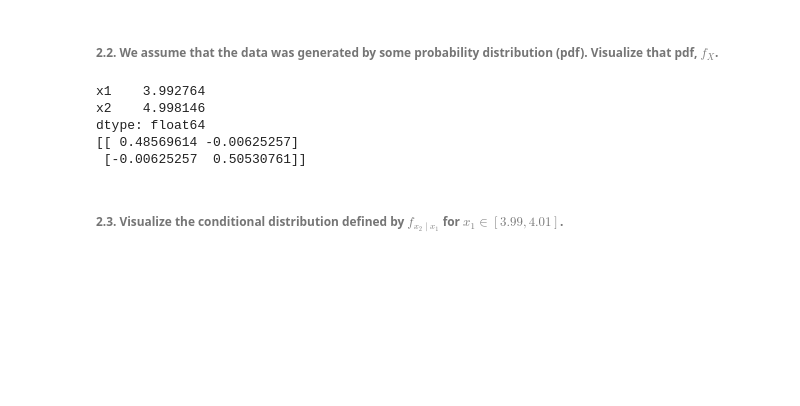
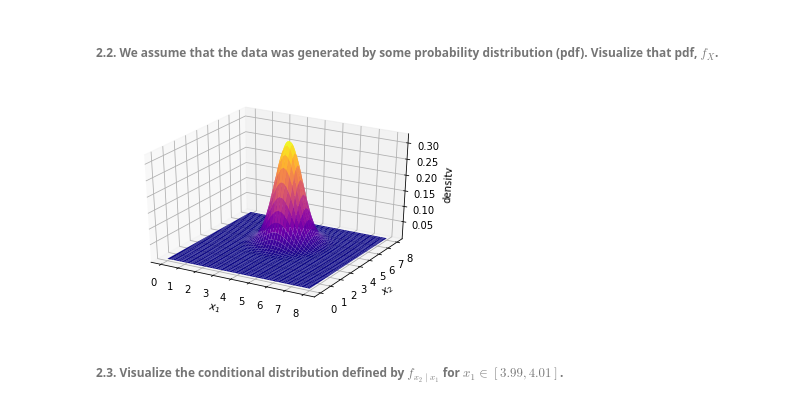
Before and after one commit to ezou20/AM_207_fall_2018, a Jupyter notebook: homeworks/AM207_HW3.ipynb, the cells around one changed output. Cells and saved outputs as stored; diff of their text form; code cells hidden in the pictures; blank space fills up the shorter version.

```diff
--- a/homeworks/AM207_HW3.ipynb
+++ b/homeworks/AM207_HW3.ipynb
@@ -167,18 +194,34 @@ Text(0,0.5,'x2')
 [figure]
 # %% [markdown]
 ###### 2.2. We assume that the data was generated by some probability distribution (pdf).  Visualize that pdf, $f_X$.
-# %%
-mean = np.mean(df, axis=0)
-cov = np.cov(df, rowvar=0)
-pdf = scipy.stats.multivariate_normal(df, mean, cov)
-print(mean)
-print(cov)
-# %% [output]
-x1    3.992764
-x2    4.998146
-dtype: float64
-[[ 0.48569614 -0.00625257]
- [-0.00625257  0.50530761]]
+# %%
+mean = np.mean(df, axis=0)
+cov = np.cov(df, rowvar=0)
+
+from mpl_toolkits.mplot3d import Axes3D
+
+# Calculate mean and covariance matrix
+mean = np.mean(df, axis=0)
+cov = np.cov(df, rowvar=False)
+rv = scipy.stats.multivariate_normal(mean, cov)
+
+# Create grid and multivariate normal
+x = np.linspace(0, 8, 1000)
+y = np.linspace(0, 8, 1000)
+X, Y = np.meshgrid(x,y)
+p = np.empty(X.shape + (2,))
+p[:, :, 0] = X; p[:, :, 1] = Y
+
+# Make the plot
+fig = plt.figure()
+ax = fig.gca(projection='3d')
+ax.plot_surface(X, Y, rv.pdf(p), cmap='plasma', linewidth=0)
+ax.set_xlabel(r'$x_1$')
+ax.set_ylabel(r'$x_2$')
+ax.set_zlabel('density')
+plt.show()
+# %% [output]
+[figure, added]
 # %% [markdown]
 ###### 2.3. Visualize the conditional distribution defined by $f_{x_2 \mid x_1}$ for $x_1 \in [3.99, 4.01]$.
 # %% [markdown]
```
Also changed, not shown: parts of 10 cells of this notebook.
